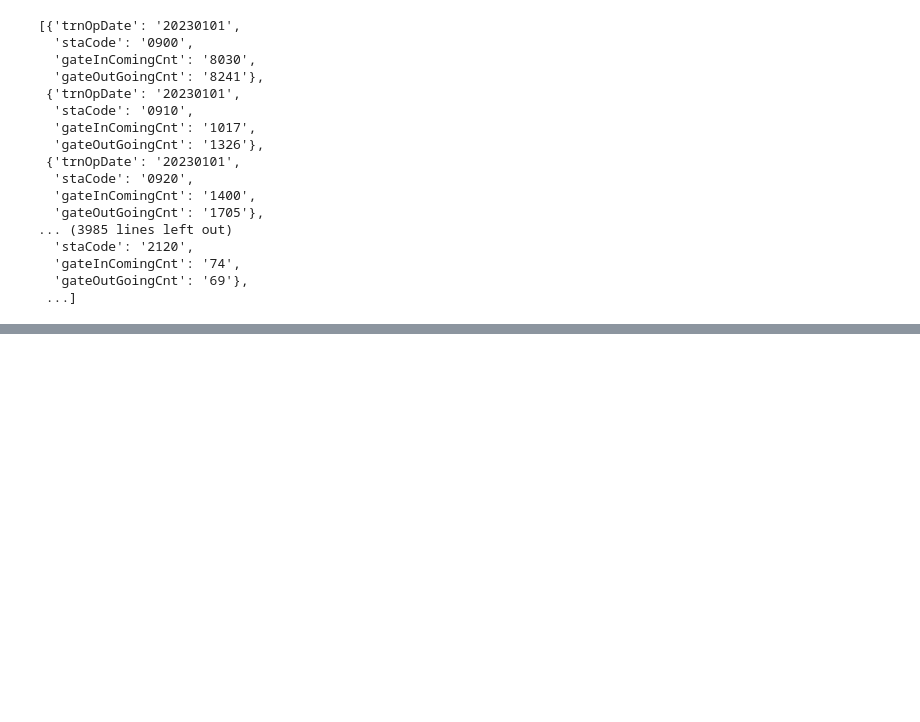
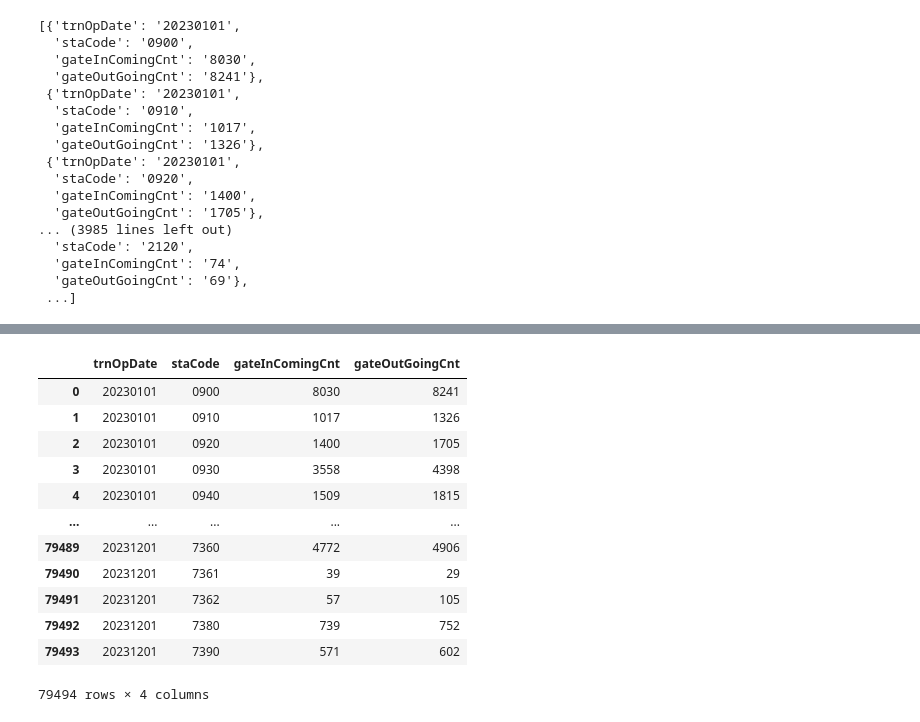
Before and after one commit to Analisachen/__112_python_chihlee__, a Jupyter notebook: lesson16_3.ipynb, the cells around one changed output, grey strips where cells are left out. Drawn from its saved outputs; the diff is of its cells as text; code cells hidden in the pictures; blank space fills up the shorter version.

```diff
--- a/lesson16_3.ipynb
+++ b/lesson16_3.ipynb
@@ -33,0 +59,19 @@ sites
+# %%
+import pandas as pd
+site_entry_df = pd.DataFrame(sites)
+site_entry_df.colums = ['乘車日','車站代碼','進站人數','出站人數']
+site_entry_df
+# %% [output]
+|  | trnOpDate | staCode | gateInComingCnt | gateOutGoingCnt |
+| 0 | 20230101 | 0900 | 8030 | 8241 |
+| 1 | 20230101 | 0910 | 1017 | 1326 |
+| 2 | 20230101 | 0920 | 1400 | 1705 |
+| 3 | 20230101 | 0930 | 3558 | 4398 |
+| 4 | 20230101 | 0940 | 1509 | 1815 |
+| ... | ... | ... | ... | ... |
+| 79489 | 20231201 | 7360 | 4772 | 4906 |
+| 79490 | 20231201 | 7361 | 39 | 29 |
+| 79491 | 20231201 | 7362 | 57 | 105 |
+| 79492 | 20231201 | 7380 | 739 | 752 |
+| 79493 | 20231201 | 7390 | 571 | 602 |
+79494 rows × 4 columns
```
Also changed, not shown: parts of 1 cell of this notebook.
